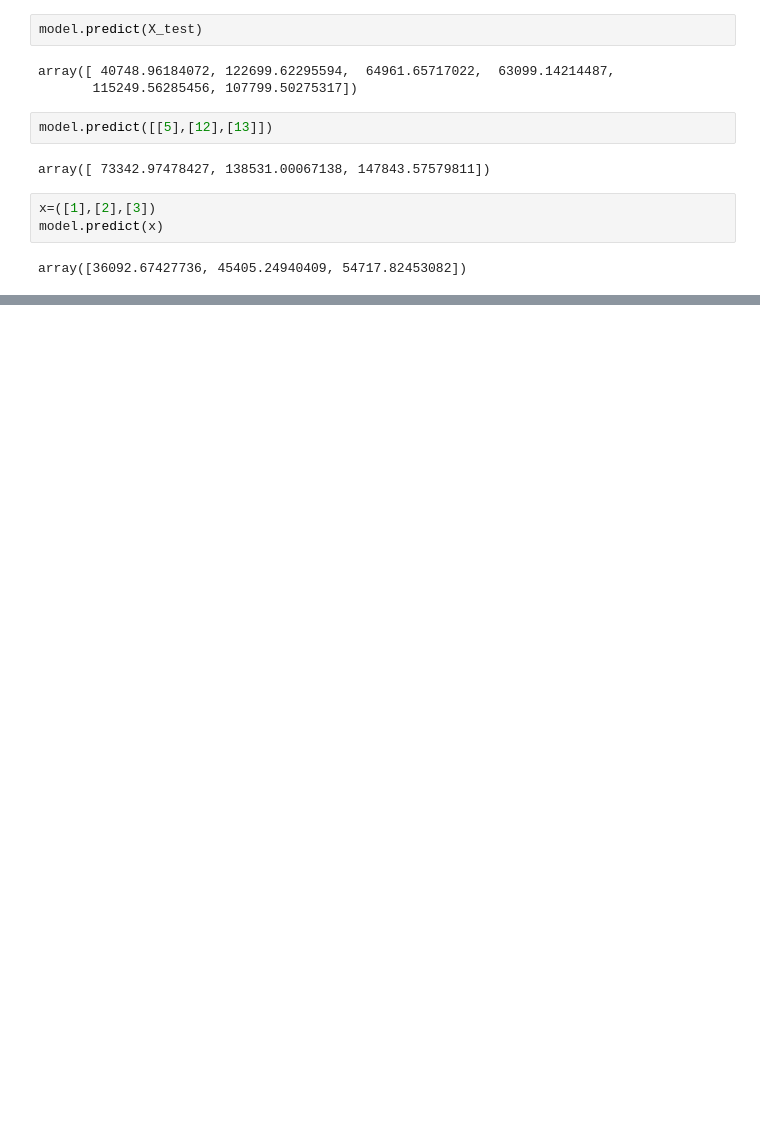
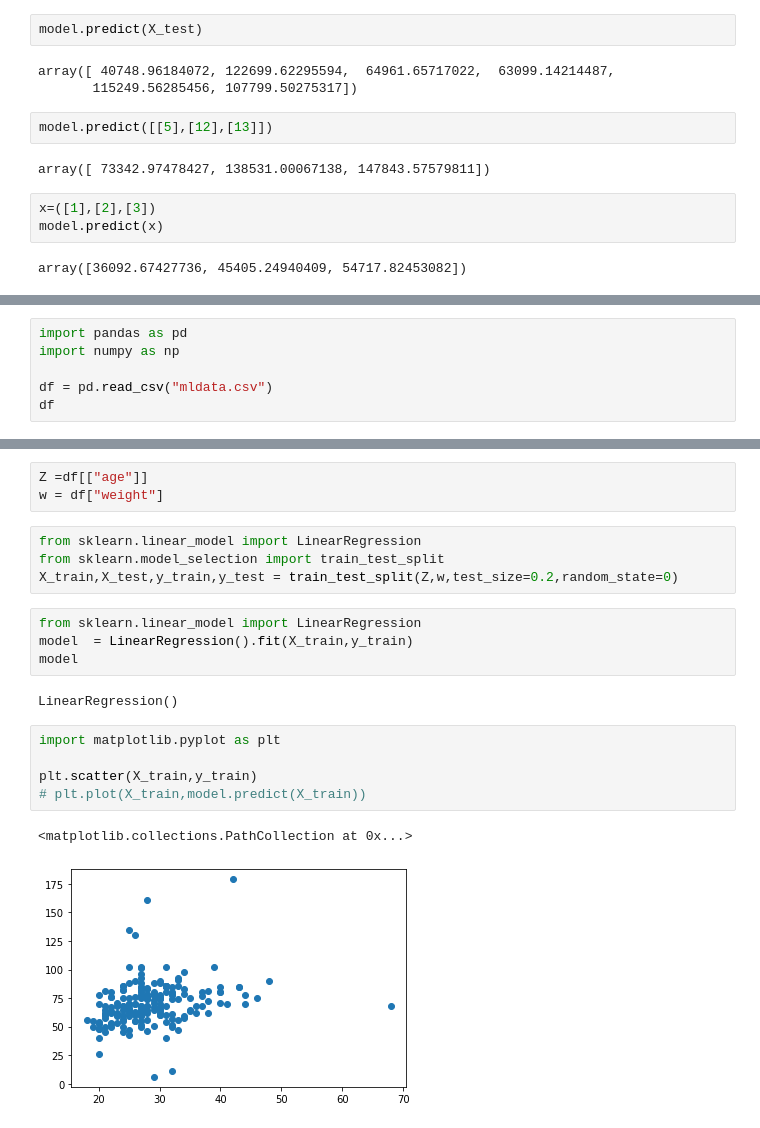
Before and after one commit to ruhanahmad/DataScience, a Jupyter notebook: MachineLearning/Linear Regression.ipynb, the cells around one changed output, grey strips where cells are left out. Cells and saved outputs as stored; diff of their text form; blank space fills up the shorter version.

Commit message:
Linear Regression

```diff
--- a/MachineLearning/Linear Regression.ipynb
+++ b/MachineLearning/Linear Regression.ipynb
@@ -140,0 +143,6 @@ array([36092.67427736, 45405.24940409, 54717.82453082])
+# %%
+import pandas as pd
+import numpy as np
+
+df = pd.read_csv("mldata.csv")
+df
@@ -140,0 +163,21 @@ array([36092.67427736, 45405.24940409, 54717.82453082])
+# %%
+Z =df[["age"]]
+w = df["weight"]
+# %%
+from sklearn.linear_model import LinearRegression
+from sklearn.model_selection import train_test_split
+X_train,X_test,y_train,y_test = train_test_split(Z,w,test_size=0.2,random_state=0)
+# %%
+from sklearn.linear_model import LinearRegression
+model  = LinearRegression().fit(X_train,y_train)
+model
+# %% [output]
+LinearRegression()
+# %%
+import matplotlib.pyplot as plt
+
+plt.scatter(X_train,y_train)
+# plt.plot(X_train,model.predict(X_train))
+# %% [output]
+<matplotlib.collections.PathCollection at 0x...>
+[figure, added]
```
Also changed, not shown: parts of 5 cells of this notebook, 1 other file.
